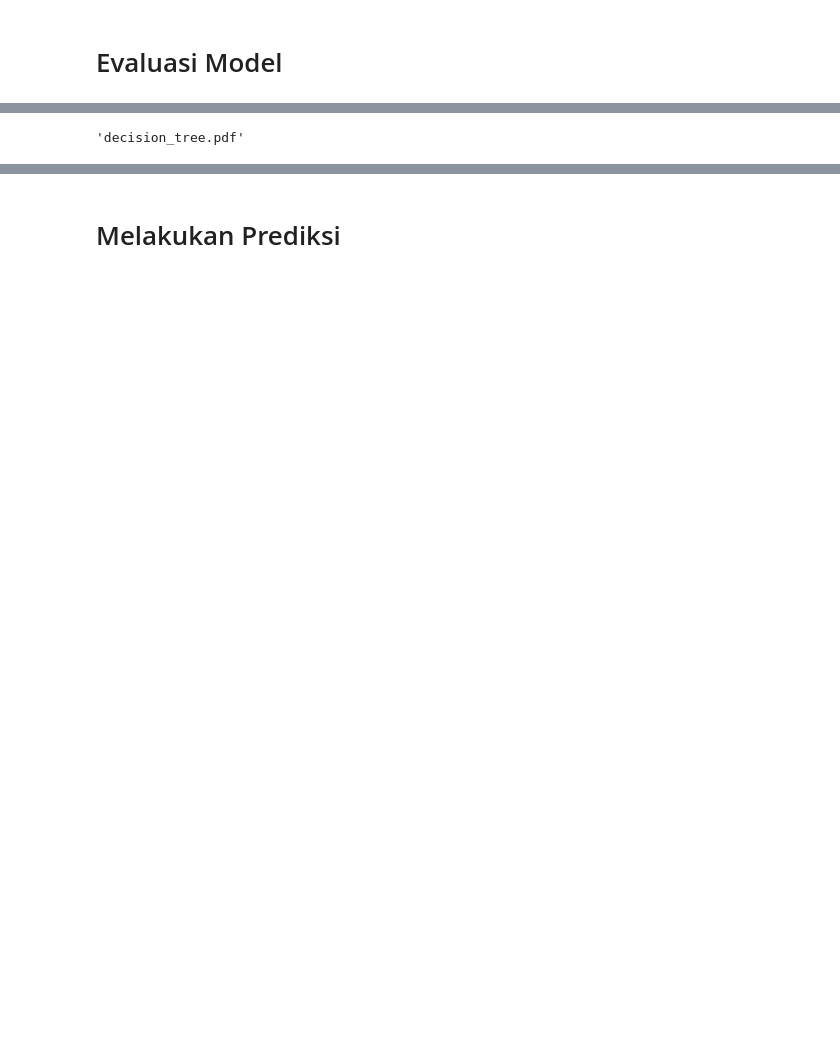
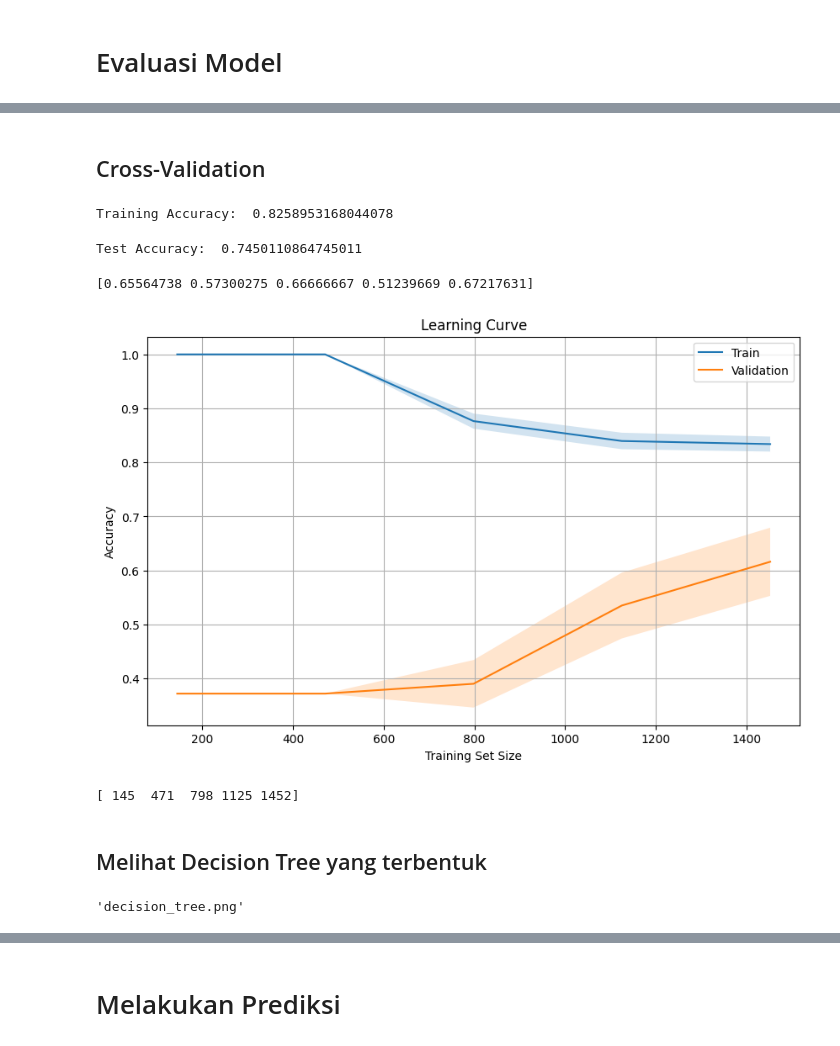
Before and after one commit to dummyheaad/meat-quality-classification, a Jupyter notebook: model_colab.ipynb, the cells around one changed output, grey strips where cells are left out. Cells and saved outputs as stored; diff of their text form; code cells hidden in the pictures; blank space fills up the shorter version.

Commit message:
finalizing model

```diff
--- a/model_colab.ipynb
+++ b/model_colab.ipynb
@@ -192,33 +283,41 @@ def extract_glcm_features(image):
 # Mendapatkan list path file gambar dan label kelas dari data train
 train_files, train_labels = get_list_path_file("train")
 
+
 # Mendapatkan list path file gambar dan label kelas dari data validasi
 valid_files, valid_labels = get_list_path_file("valid")
+
 
 # Membaca dan memproses gambar untuk data train
 X_train = np.array([read_image(file_path) for file_path in train_files])
 y_train = np.array(train_labels)
 
+
 # Ekstraksi fitur GLCM untuk setiap gambar dalam data train
 X_train_features = np.array([extract_glcm_features(image) for image in X_train])
 X_train_features = np.reshape(X_train_features, (X_train_features.shape[0], -1))
+
 
 # Membaca dan memproses gambar untuk data validasi
 X_valid = np.array([read_image(file_path) for file_path in valid_files])
 y_valid = np.array(valid_labels)
 
+
 # Ekstraksi fitur GLCM untuk setiap gambar dalam data validasi
 X_valid_features = np.array([extract_glcm_features(image) for image in X_valid])
 X_valid_features = np.reshape(X_valid_features, (X_valid_features.shape[0], -1))
 
+
 # Membuat dan melatih model Decision Tree dengan fitur yang diekstraksi
-model = DecisionTreeClassifier()
+model = RandomForestClassifier(random_state=27, max_depth=9, n_estimators=300, min_samples_split=25, min_samples_leaf=15)
 model.fit(X_train_features, y_train)
+
 
 # Melakukan prediksi pada data validasi
 y_pred = model.predict(X_valid_features)
 
+
 # Menghitung akurasi model
 accuracy = accuracy_score(y_pred, y_valid)
-print("Akurasi model Decision Tree setelah Feature Engineering: ", accuracy)
+print("Akurasi model Random Forest setelah Feature Engineering: ", accuracy)
 # %% [output]
@@ -320,7 +389,65 @@ Error Rate: 0.25942350332594233
+# %% [markdown]
+## Cross-Validation
+# %%
+y_train_pred = model.predict(X_train_features)
+
+# Mendapatkan laporan klasifikasi
+accuracy = accuracy_score(y_train, y_train_pred)
+
+# Menampilkan laporan klasifikasi
+print("Training Accuracy: ", accuracy)
+# %% [output]
+Training Accuracy:  0.8258953168044078
+# %%
+# Mendapatkan laporan klasifikasi
+accuracy = accuracy_score(y_valid, y_pred)
+
+# Menampilkan laporan klasifikasi
+print("Test Accuracy: ", accuracy)
+# %% [output]
+Test Accuracy:  0.7450110864745011
+# %%
+from sklearn.model_selection import cross_val_score
+scores = cross_val_score(model, X_train_features, y_train, cv=5, scoring='accuracy')
+print(scores)
+# %% [output]
+[0.65564738 0.57300275 0.66666667 0.51239669 0.67217631]
+# %%
+# Menggambar learning curve
+train_sizes, train_scores, test_scores = learning_curve(model, X_train_features, y_train, cv=5, scoring='accuracy')
+
+# Menghitung rata-rata dan standar deviasi dari skor train dan test
+train_mean = np.mean(train_scores, axis=1)
+train_std = np.std(train_scores, axis=1)
+test_mean = np.mean(test_scores, axis=1)
+test_std = np.std(test_scores, axis=1)
+
+# Plot learning curve
+plt.figure(figsize=(10, 6))
+plt.plot(train_sizes, train_mean, label='Train')
+plt.fill_between(train_sizes, train_mean - train_std, train_mean + train_std, alpha=0.2)
+plt.plot(train_sizes, test_mean, label='Validation')
+plt.fill_between(train_sizes, test_mean - test_std, test_mean + test_std, alpha=0.2)
+plt.xlabel('Training Set Size')
+plt.ylabel('Accuracy')
+plt.title('Learning Curve')
+plt.legend()
+plt.grid(True)
+plt.show()
+# %% [output]
+[figure, added]
+# %%
+print(train_sizes)
+# %% [output]
+[ 145  471  798 1125 1452]
+# %% [markdown]
+## Melihat Decision Tree yang terbentuk
 # %%
-# Membuat visualisasi model Decision Tree
-dot_data = export_graphviz(model, out_file=None, filled=True)
+dot_data = export_graphviz(model.estimators_[0], out_file=None, filled=True)
 graph = graphviz.Source(dot_data)
-graph.render("decision_tree")  # Simpan visualisasi ke file "decision_tree.pdf"
+
+# Tampilkan visualisasi model Decision Tree
+graph.format = 'png'
+graph.render('decision_tree', view=True)
 # %% [output]
-'decision_tree.pdf'
+'decision_tree.png'
```
Also changed, not shown: parts of 32 cells of this notebook.
